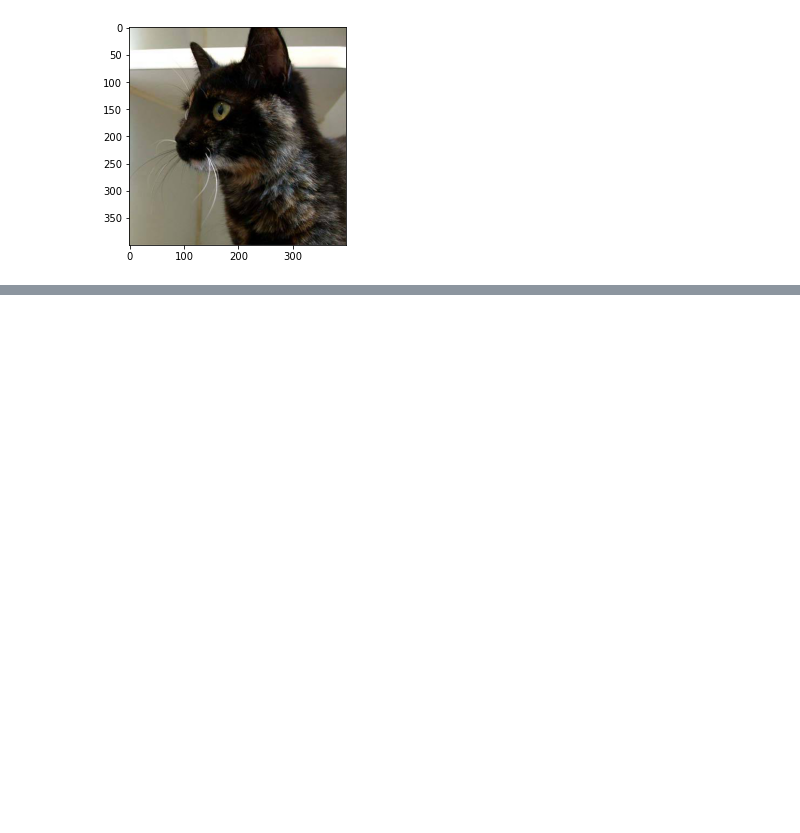
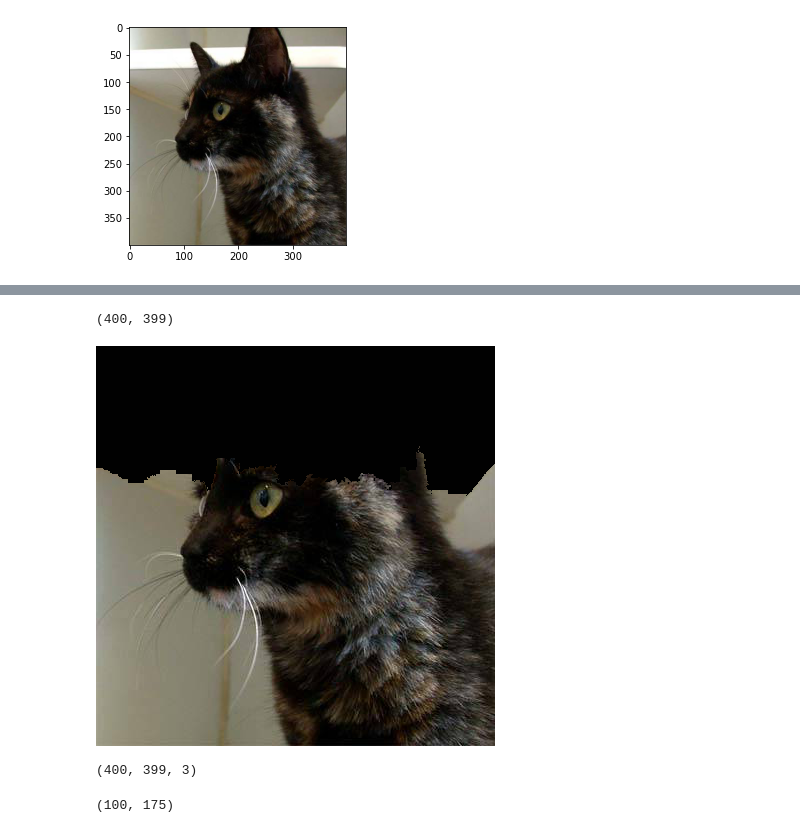
Before and after one commit to UberClifford/BOYS_LOVE_LIME, a Jupyter notebook: LIME example.ipynb, the cells around one changed output, grey strips where cells are left out. Drawn from its saved outputs; the diff is of its cells as text; code cells hidden in the pictures; blank space fills up the shorter version.

```diff
--- a/LIME example.ipynb
+++ b/LIME example.ipynb
@@ -93,0 +223,24 @@ plt.imshow(get_image(cat_img_path))
+# %%
+img.superpixels.shape
+# %% [output]
+(400, 399)
+# %%
+fudged_image = copy.deepcopy(np.array(img.original_image))
+temp = copy.deepcopy(np.array(img.original_image))
+fudged_image[:] = 1
+
+mask = np.zeros(img.superpixels.shape).astype(bool)
+for x in range(55):
+    mask[img.superpixels == x] = True
+temp[mask] = fudged_image[mask]
+Image.fromarray(temp)
+# %% [output]
+[figure, added]
+# %%
+imgs[-1].shape
+# %% [output]
+(400, 399, 3)
+# %%
+data.shape
+# %% [output]
+(100, 175)
```
Also changed, not shown: parts of 19 cells of this notebook, 1 other file.
